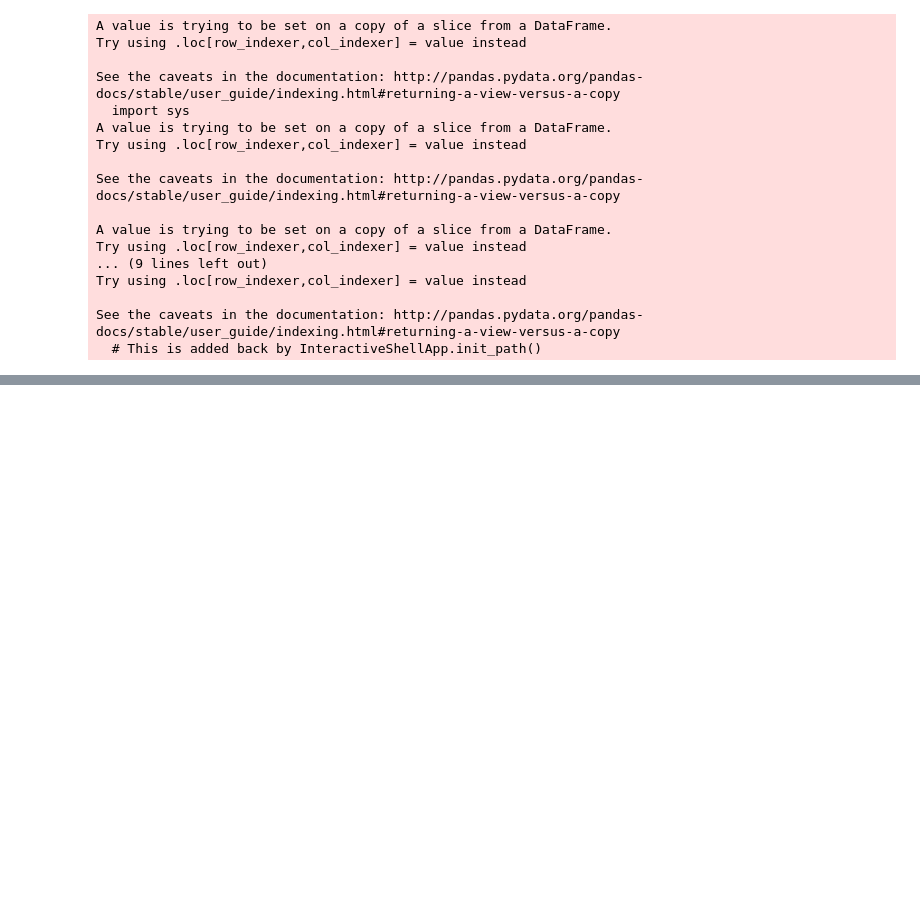
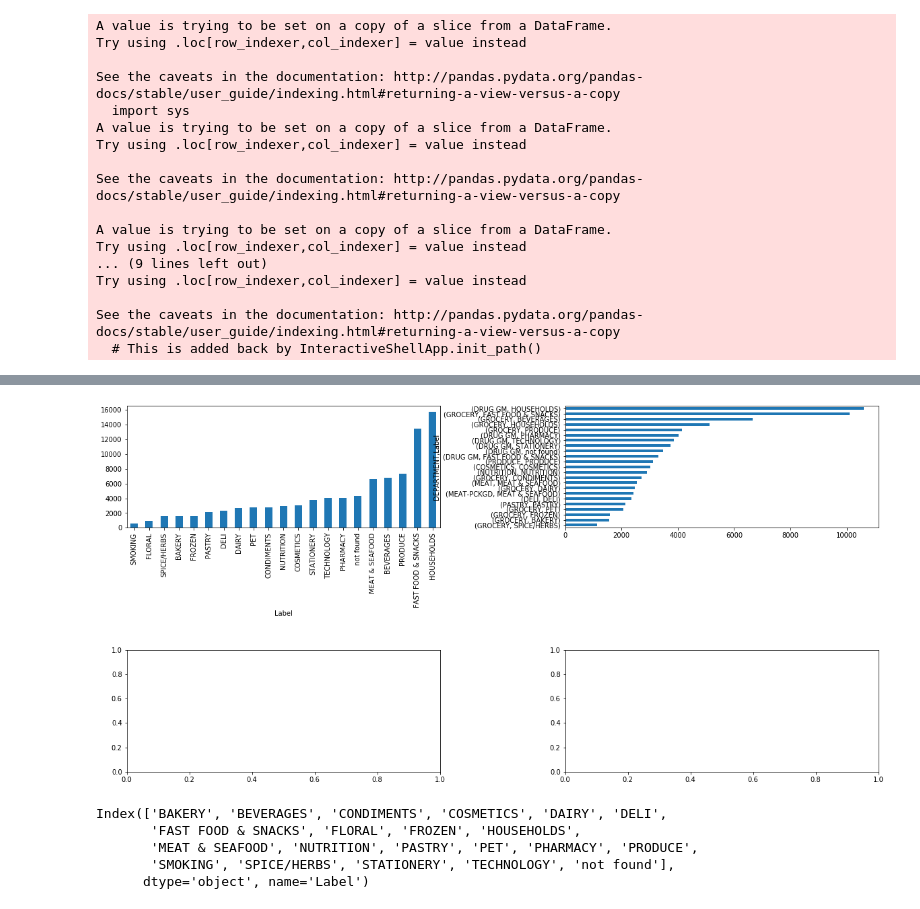
Before and after one commit to marvande/epfl-ada-2019-data-analysis, a Jupyter notebook: code/Products.ipynb, the cells around one changed output, grey strips where cells are left out. Cells and saved outputs as stored; diff of their text form; code cells hidden in the pictures; blank space fills up the shorter version.

```diff
--- a/code/Products.ipynb
+++ b/code/Products.ipynb
@@ -396,14 +436,12 @@ See the caveats in the documentation: http://pandas.pydata.org/pandas-docs/stabl
 product['Label'] = product['DEPARTMENT']
 
 product.Label[product['DEPARTMENT'] == 'GROCERY'] = Grocery.Label
+product.Label[product['DEPARTMENT'] == 'DRUG GM'] = DrugGM.Label
 product.Label[product['DEPARTMENT'] == 'MEAT'] = MEAT.Label
 product.Label[product['DEPARTMENT'] == 'MEAT-PCKGD'] = MEAT_PCKGD.Label
-
-MEAT['Label'] = 'MEAT & SEAFOOD'
-MEAT_PCKGD['Label'] = 'MEAT & SEAFOOD'
-SEAFOOD['Label'] = 'MEAT & SEAFOOD'
-SEAFOOD_PCKGD['Label'] = 'MEAT & SEAFOOD'
-FROZEN_GROCERY['Label'] = 'FROZEN'
+product.Label[product['DEPARTMENT'] == 'SEAFOOD'] = SEAFOOD.Label
+product.Label[product['DEPARTMENT'] == 'SEAFOOD-PCKGD'] = SEAFOOD_PCKGD.Label
+product.Label[product['DEPARTMENT'] == 'FROZEN GROCERY'] = FROZEN_GROCERY.Label
 # %% [output]
 A value is trying to be set on a copy of a slice from a DataFrame
 
@@ -420,0 +463,33 @@ product.head()
+# %%
+ProductLabels= product.groupby('Label').count()
+ProductLabels2= product.groupby(by= ['DEPARTMENT','Label']).count()
+ProductLabels2 = ProductLabels2.drop(ProductLabels2[ProductLabels2['BRAND'] <=1000].index)
+
+fig = plt.figure(figsize=(20,10))
+
+# Divide the figure into a 2x1 grid, and give me the first section
+ax1 = fig.add_subplot(221)
+
+# Divide the figure into a 2x1 grid, and give me the second section
+ax2 = fig.add_subplot(222)
+
+ax3 = fig.add_subplot(223)
+
+ax4 = fig.add_subplot(224)
+
+
+ProductLabels.BRAND[ProductLabels['BRAND']>500].sort_values().plot.bar(ax=ax1)
+ProductLabels2.BRAND.sort_values().plot.barh(ax=ax2, stacked = False)
+
+fig.subplots_adjust(hspace=1)
+fig.subplots_adjust(wspace=0.4)
+# %% [output]
+[figure, added]
+# %%
+ProductLabels[ProductLabels['BRAND'] >= 500].index
+# %% [output]
+Index(['BAKERY', 'BEVERAGES', 'CONDIMENTS', 'COSMETICS', 'DAIRY', 'DELI',
+       'FAST FOOD & SNACKS', 'FLORAL', 'FROZEN', 'HOUSEHOLDS',
+       'MEAT & SEAFOOD', 'NUTRITION', 'PASTRY', 'PET', 'PHARMACY', 'PRODUCE',
+       'SMOKING', 'SPICE/HERBS', 'STATIONERY', 'TECHNOLOGY', 'not found'],
+      dtype='object', name='Label')
```
Also changed, not shown: parts of 12 cells of this notebook.
